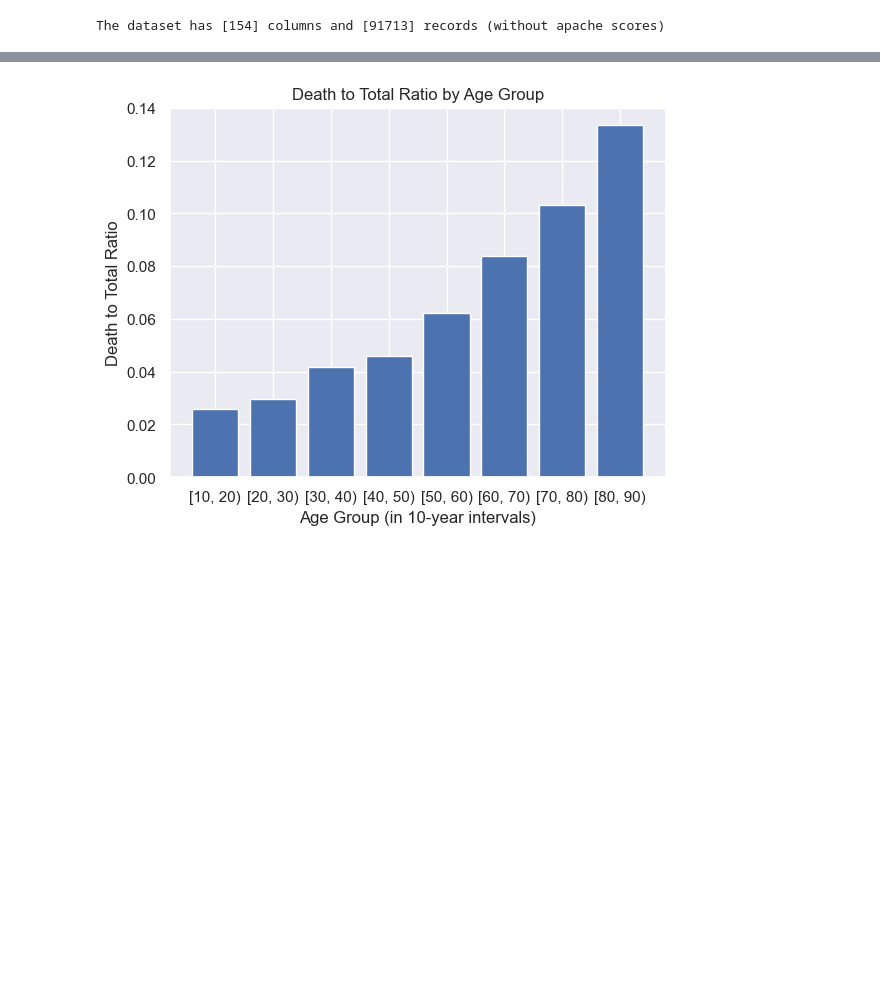
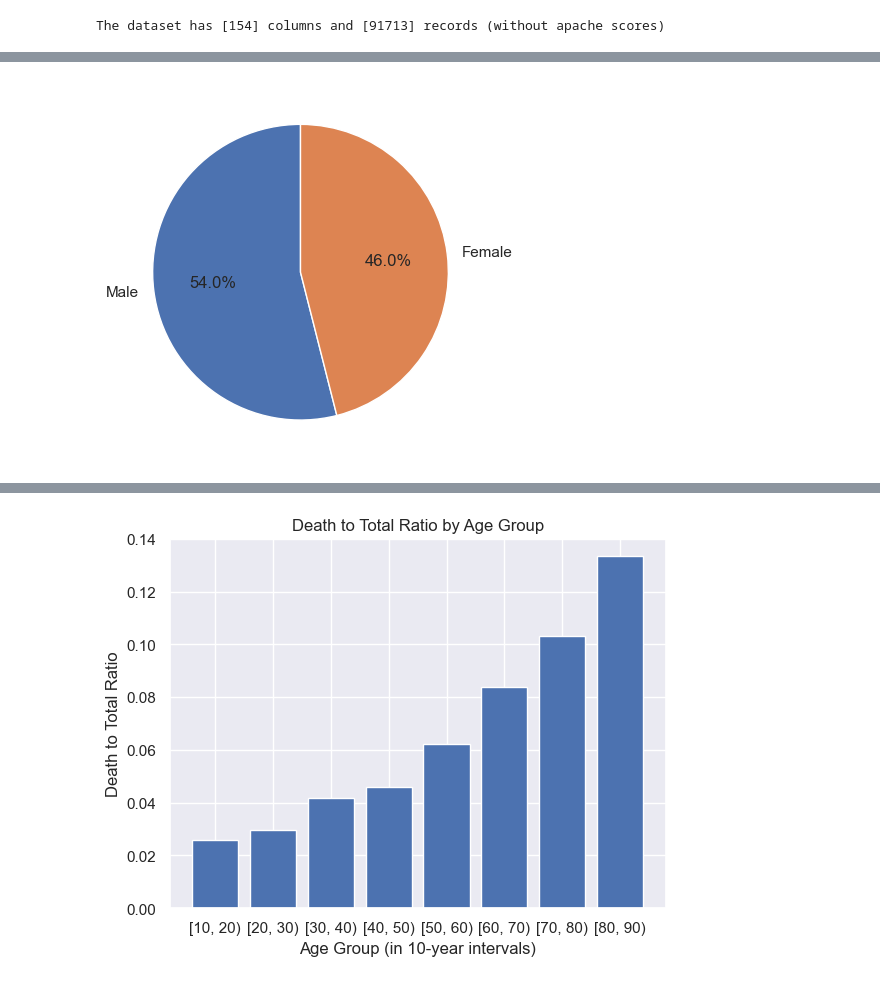
Before and after one commit to ShaniCohen/pred-ICU, a Jupyter notebook: eda.ipynb, the cells around one changed output, grey strips where cells are left out. Drawn from its saved outputs; the diff is of its cells as text; code cells hidden in the pictures; blank space fills up the shorter version.

```diff
--- a/eda.ipynb
+++ b/eda.ipynb
@@ -150 +159,8 @@ The dataset has [154] columns and [91713] records (without apache scores)
+# %%
+gender_df = data_no_apache_df['gender'].value_counts()
+colors = sns.color_palette('deep')[0:2]
+plt.pie(gender_df, labels=['Male', 'Female'], colors=colors, startangle=90, autopct='%1.1f%%')
+plt.show()
+# %% [output]
+[figure, added]
 # %%
```
Also changed, not shown: parts of 10 cells of this notebook, 1 other file.
